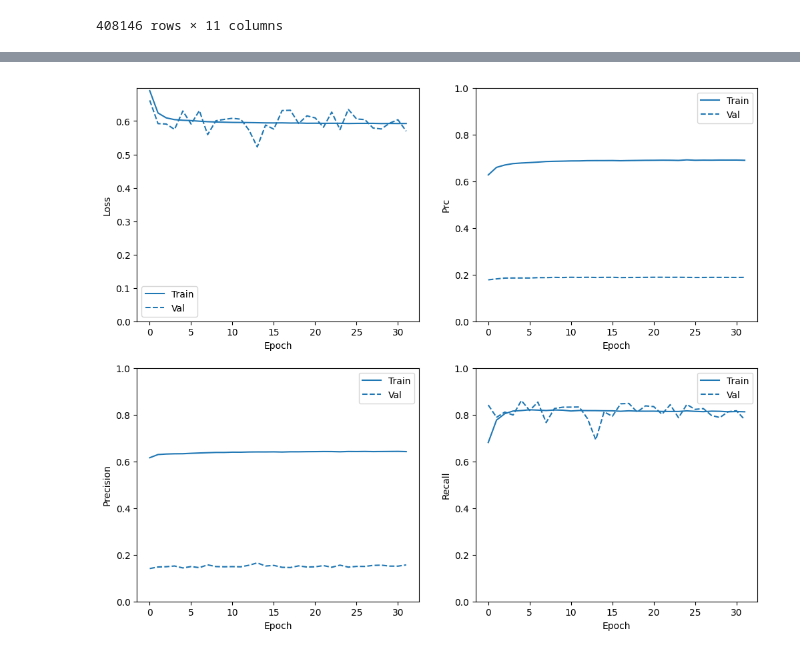
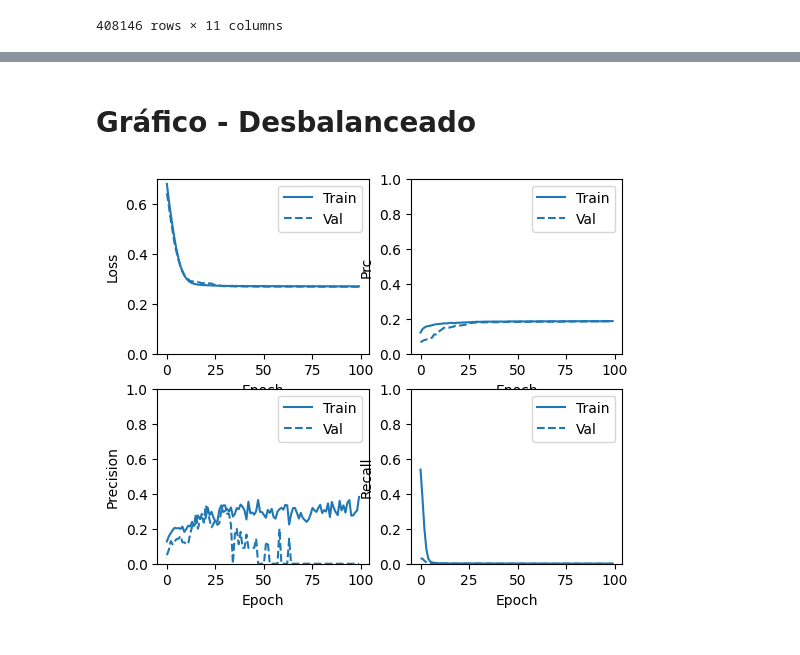
Before and after one commit to ccamila/IA-aplicada-a-Saude, a Jupyter notebook: TCC_ML_Sistema_circulatorio.ipynb, the cells around one changed output, grey strips where cells are left out. Drawn from its saved outputs; the diff is of its cells as text; code cells hidden in the pictures.

```diff
--- a/TCC_ML_Sistema_circulatorio.ipynb
+++ b/TCC_ML_Sistema_circulatorio.ipynb
@@ -313,22 +313,15 @@ METRICS = [
 def get_compiled_model():
   model = tf.keras.Sequential([
     tf.keras.layers.Dense(10, activation='relu', input_shape=(10,)),
-    tf.keras.layers.Dense(32, activation='relu'),
+    tf.keras.layers.Dense(20, activation='relu'),
     tf.keras.layers.BatchNormalization(axis=1),
-    tf.keras.layers.Dropout(0.5),
+    # tf.keras.layers.Dropout(0.5),
     tf.keras.layers.Dense(1, activation="sigmoid")
   ])
 
-# def get_compiled_model():
-#   model = tf.keras.Sequential([
-#     tf.keras.layers.LSTM(10, return_sequences=False),
-#     tf.keras.layers.core.Dropout(0.2),
-#     tf.keras.layers.Dense(1),
-#     tf.keras.layers.core.Activation("sigmoid"),
-#   ])
 
 
-  model.compile(optimizer=keras.optimizers.Adam(learning_rate=1e-3),
+  model.compile(optimizer=keras.optimizers.Adam(learning_rate=1e-4),
                 loss='binary_crossentropy',
                 metrics=METRICS)
   return model
@@ -341,8 +334,11 @@ early_stopping = tf.keras.callbacks.EarlyStopping(
     mode='max',
     restore_best_weights=True)
 # %%
-validation_labels = val_df.pop('icd_code_num')
-validation_dataset = tf.data.Dataset.from_tensor_slices((val_df.values, validation_labels.values)).batch(BATCH_SIZE)
-
-test_labels = test_df.pop('icd_code_num')
-test_dataset = tf.data.Dataset.from_tensor_slices((test_df.values, test_labels.values)).batch(BATCH_SIZE)
+unbalanced_validation_ds = tf.data.Dataset.from_tensor_slices((val_df_features.values, val_df_labels.values)).batch(BATCH_SIZE)
+unbalanced_train_ds = make_ds(train_df_features.values, train_df_labels.values).batch(BATCH_SIZE)
+# %%
+model_1 = get_compiled_model()
+training_history_unbalanced = model_1.fit(unbalanced_train_ds, epochs=EPOCHS,
+                                          steps_per_epoch=resampled_steps_per_epoch,
+                                          callbacks=[early_stopping],
+                                          validation_data=unbalanced_validation_ds)
@@ -370,7 +476,5 @@ Epoch 32: early stopping
 # %%
-import matplotlib as mpl
-import matplotlib.pyplot as plt
-mpl.rcParams['figure.figsize'] = (12, 10)
+mpl.rcParams['figure.figsize'] = (6, 5)
 colors = plt.rcParams['axes.prop_cycle'].by_key()['color']
 
 def plot_metrics(history):
@@ -391,7 +495,9 @@ def plot_metrics(history):
       plt.ylim([0,1])
 
     plt.legend();
-
-plot_metrics(training_history)
-# %% [output]
-[figure, removed]
+# %% [markdown]
+# Gráfico - Desbalanceado
+# %%
+plot_metrics(training_history_unbalanced)
+# %% [output]
+[figure, added]
```
Also changed, not shown: parts of 77 cells of this notebook.
